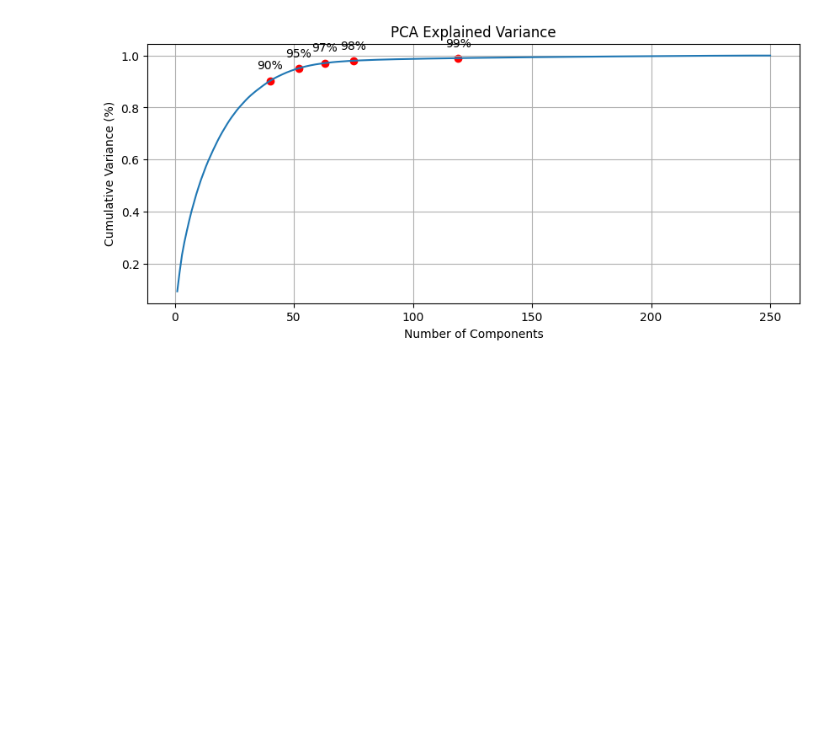
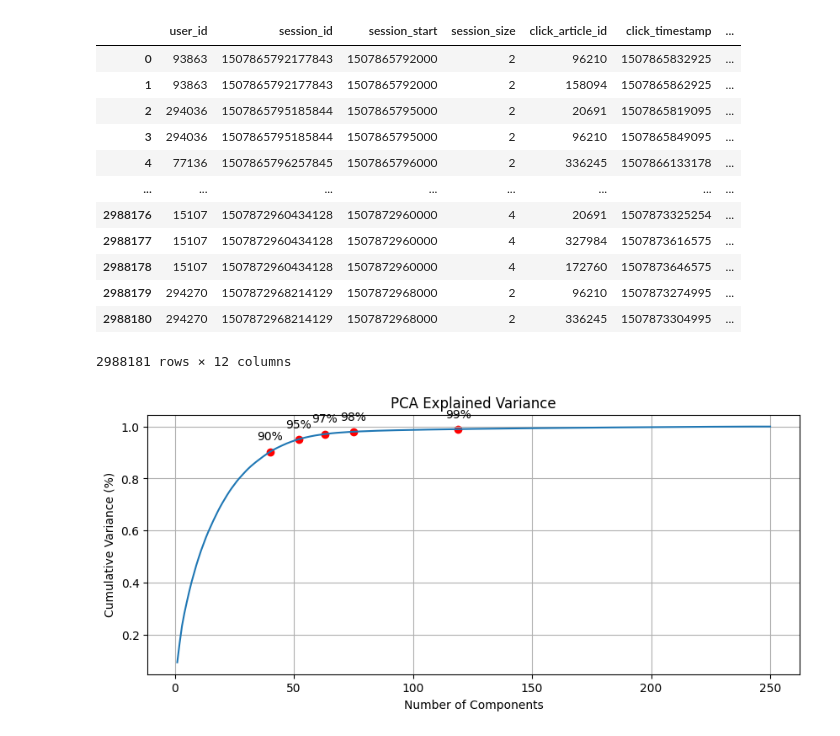
Before and after one commit to 6be709c0/oc-ai-engineer, a Jupyter notebook: OC/P10/content-based-pca.ipynb, the cells around one changed output. Cells and saved outputs as stored; diff of their text form; code cells hidden in the pictures; blank space fills up the shorter version.

```diff
--- a/OC/P10/content-based-pca.ipynb
+++ b/OC/P10/content-based-pca.ipynb
@@ -3,6 +3,22 @@ from helpers import *
 # %%
 # Load datasets
 df_articles, df_clicks, article_embeddings = load_dataset()
+# %%
+df_clicks
+# %% [output]
+|  | user_id | session_id | session_start | session_size | click_article_id | click_timestamp | ... |
+| 0 | 93863 | 1507865792177843 | 1507865792000 | 2 | 96210 | 1507865832925 | ... |
+| 1 | 93863 | 1507865792177843 | 1507865792000 | 2 | 158094 | 1507865862925 | ... |
+| 2 | 294036 | 1507865795185844 | 1507865795000 | 2 | 20691 | 1507865819095 | ... |
+| 3 | 294036 | 1507865795185844 | 1507865795000 | 2 | 96210 | 1507865849095 | ... |
+| 4 | 77136 | 1507865796257845 | 1507865796000 | 2 | 336245 | 1507866133178 | ... |
+| ... | ... | ... | ... | ... | ... | ... | ... |
+| 2988176 | 15107 | 1507872960434128 | 1507872960000 | 4 | 20691 | 1507873325254 | ... |
+| 2988177 | 15107 | 1507872960434128 | 1507872960000 | 4 | 327984 | 1507873616575 | ... |
+| 2988178 | 15107 | 1507872960434128 | 1507872960000 | 4 | 172760 | 1507873646575 | ... |
+| 2988179 | 294270 | 1507872968214129 | 1507872968000 | 2 | 96210 | 1507873274995 | ... |
+| 2988180 | 294270 | 1507872968214129 | 1507872968000 | 2 | 336245 | 1507873304995 | ... |
+2988181 rows × 12 columns
 # %%
 pca = PCA()
 pca.fit(article_embeddings)
```
Also changed, not shown: parts of 26 cells of this notebook, 13 other files.
